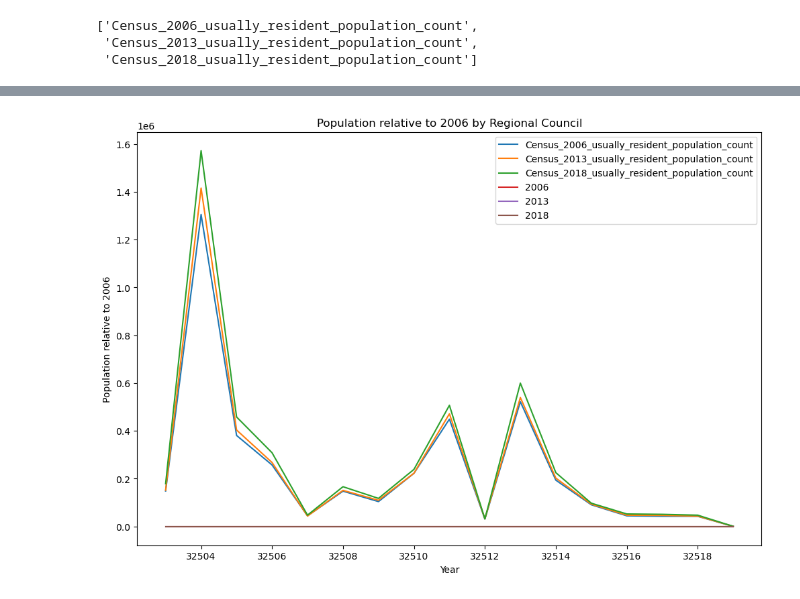
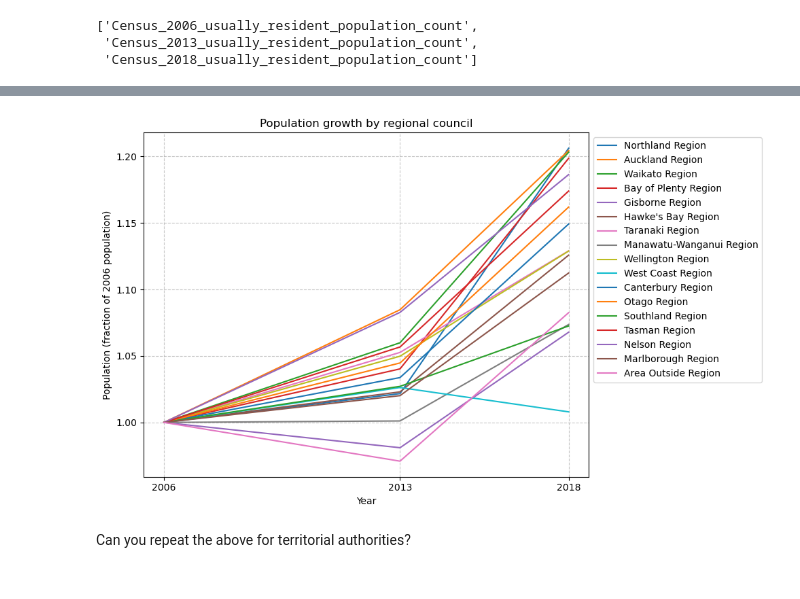
Before and after one commit to hlm628/hackanoho-2025, a Jupyter notebook: hackanoho-2025.ipynb, the cells around one changed output, grey strips where cells are left out. Cells and saved outputs as stored; diff of their text form; code cells hidden in the pictures.

Commit message:
add a graph

```diff
--- a/hackanoho-2025.ipynb
+++ b/hackanoho-2025.ipynb
@@ -389,5 +398,8 @@ pop_cols
  'Census_2013_usually_resident_population_count',
  'Census_2018_usually_resident_population_count']
 # %%
-RC_df.loc[:, ['Area_description']+pop_cols]
+RC_pop_df = RC_df.loc[:, ['Area_description']+pop_cols]
+RC_pop_df.columns = ['Area_description'] + [c.split('_')[1] for c in pop_cols]
+RC_pop_df = RC_pop_df.set_index('Area_description')
+RC_pop_df
 # %% [output]
@@ -411,0 +425,4 @@ RC_df.loc[:, ['Area_description']+pop_cols]
+# %%
+# divide all columns by the first column (this makes 2006 the baseline)
+RC_pop_df = RC_pop_df.div(RC_pop_df.iloc[:,0], axis=0)
+RC_pop_df
@@ -412,3 +449,22 @@ RC_df.loc[:, ['Area_description']+pop_cols]
 # %%
+# plot each row as a time series
+plt.figure(figsize=(10, 6))
+
+# get the years as integers for proper spacing
+years = [int(col) for col in RC_pop_df.columns]
+
+for i, row in RC_pop_df.iterrows():
+    plt.plot(years, row.values, label=i)
+
+plt.legend(loc='upper left', bbox_to_anchor=(1, 1))
+plt.title('Population growth by regional council')
+plt.ylabel('Population (fraction of 2006 population)')
+plt.xlabel('Year')
+plt.xticks(years)
+plt.grid(True, linestyle='--', alpha=0.7)
+plt.tight_layout()
+plt.show()
 # %% [output]
-[figure, old version]
+[figure, new version]
+# %% [markdown]
+Can you repeat the above for territorial authorities?
```
Also changed, not shown: parts of 4 cells of this notebook.
